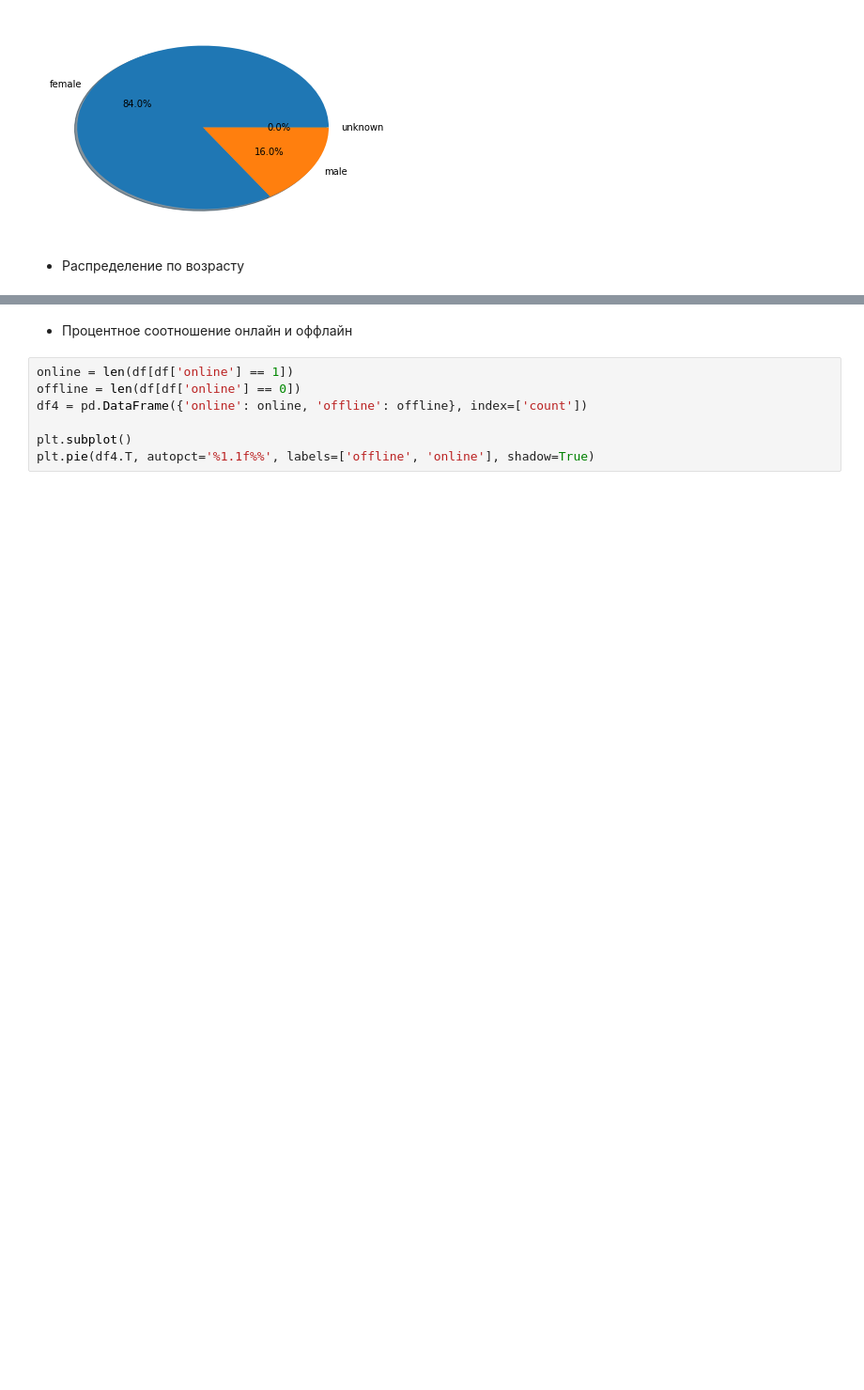
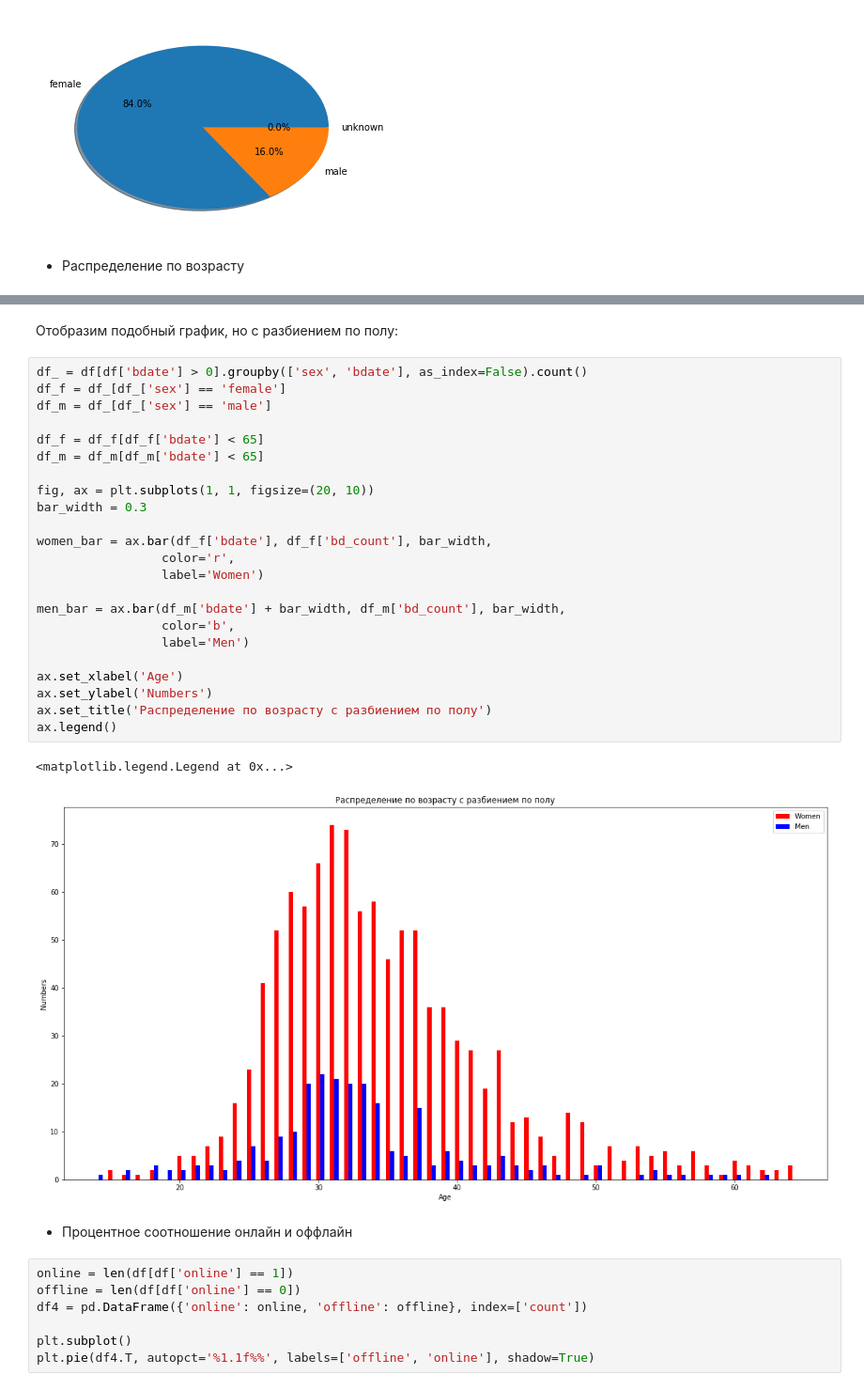
Before and after one commit to andrepopoff/BigData, a Jupyter notebook: homework 2/part2.ipynb, the cells around one changed output, grey strips where cells are left out. Shown at 94% size. Drawn from its saved outputs; the diff is of its cells as text; blank space fills up the shorter version.

```diff
--- a/homework 2/part2.ipynb
+++ b/homework 2/part2.ipynb
@@ -95,3 +93,31 @@ Text(0,0.5,'count')
+# %% [markdown]
+Отобразим подобный график, но с разбиением по полу:
+# %%
+df_ = df[df['bdate'] > 0].groupby(['sex', 'bdate'], as_index=False).count()
+df_f = df_[df_['sex'] == 'female']
+df_m = df_[df_['sex'] == 'male']
+
+df_f = df_f[df_f['bdate'] < 65]
+df_m = df_m[df_m['bdate'] < 65]
+
+fig, ax = plt.subplots(1, 1, figsize=(20, 10))
+bar_width = 0.3
+
+women_bar = ax.bar(df_f['bdate'], df_f['bd_count'], bar_width,
+                 color='r',
+                 label='Women')
+
+men_bar = ax.bar(df_m['bdate'] + bar_width, df_m['bd_count'], bar_width,
+                 color='b',
+                 label='Men')
+
+ax.set_xlabel('Age')
+ax.set_ylabel('Numbers')
+ax.set_title('Распределение по возрасту с разбиением по полу')
+ax.legend()
+# %% [output]
+<matplotlib.legend.Legend at 0x...>
+[figure, added]
 # %% [markdown]
 * Процентное соотношение онлайн и оффлайн
 # %%
```
Also changed, not shown: parts of 6 cells of this notebook.
